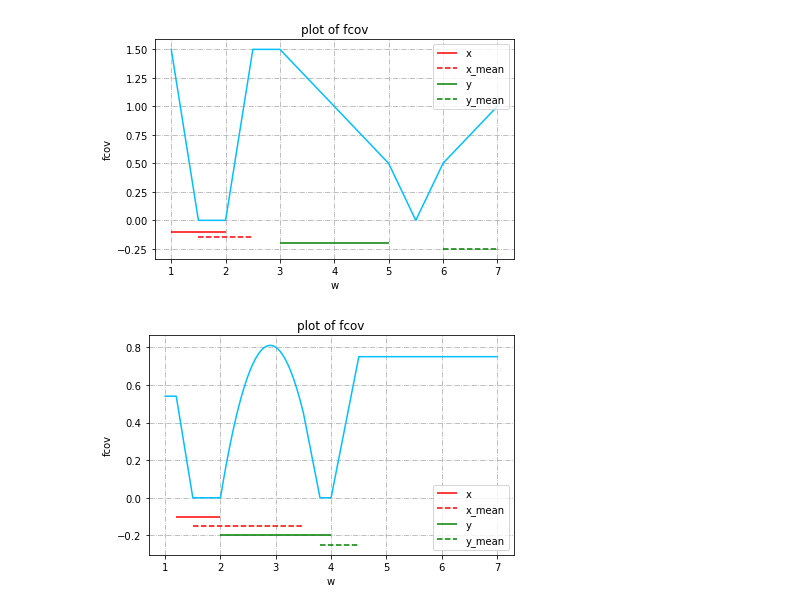
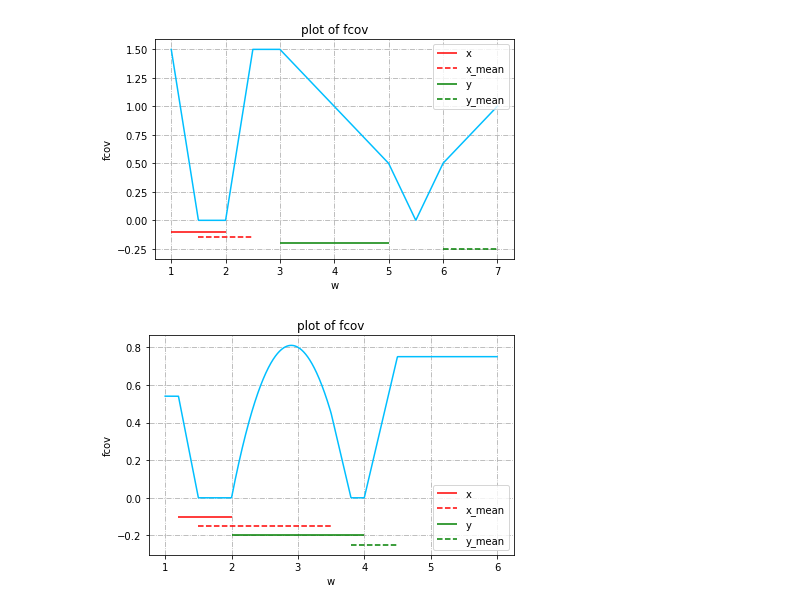
Before and after one commit to kxlkxl1999/ZKRP, a Jupyter notebook: main.ipynb, the cells around one changed output. Cells and saved outputs as stored; diff of their text form; code cells hidden in the pictures.

```diff
--- a/main.ipynb
+++ b/main.ipynb
@@ -704,32 +704,32 @@ y = np.array([2, 4])
 y_mean = np.array([3.8,4.5])
 
 f = []
-w = np.linspace(1, 7, 1000)
+w = np.linspace(1, 6, 1000)
 for i in range(1000):
     f.append(-1 * fcov(w[i], x, y, x_mean, y_mean))
 
 plt.plot(w, f, alpha=1, color='deepskyblue')
 plt.hlines(-0.1, x[0], x[1], color='red', label='x')
 plt.hlines(-0.15, x_mean[0], x_mean[1], color='red', linestyles='--', label='x_mean')
 plt.hlines(-0.2, y[0], y[1], color='green', label='y')
 plt.hlines(-0.25, y_mean[0], y_mean[1], color='green', linestyles='--', label='y_mean')
 
 plt.title('plot of fcov')  # 折线图标题
 plt.xlabel('w')  # x轴标题
 plt.ylabel('fcov')  # y轴标题
 plt.grid(ls='-.')  # 绘制背景线
 plt.legend(loc='best')
 plt.tight_layout()
 plt.show()
 
 output1 = optimize.brute(fcov, ranges = ((x[0], x[1]), ), args=(x, y, x_mean, y_mean), full_output=True, finish=optimize.fmin)
 output2 = optimize.brute(fcov, ranges = ((x_mean[0], x_mean[1]), ), args=(x, y, x_mean, y_mean), full_output=True, finish=optimize.fmin)
 output3 = optimize.brute(fcov, ranges = ((y[0], y[1]), ), args=(x, y, x_mean, y_mean), full_output=True, finish=optimize.fmin)
 output4 = optimize.brute(fcov, ranges = ((y_mean[0], y_mean[1]), ), args=(x, y, x_mean, y_mean), full_output=True, finish=optimize.fmin)
 output = [output1, output2, output3, output4]
 m_out= max([-1*i[1] for i in output])
 for i in range(4):
     if output[i][1] * -1 ==m_out:
         max_output = output[i]
 # %% [output]
-[figure, old version]
+[figure, new version]
```
Also changed, not shown: parts of 2 cells of this notebook.
